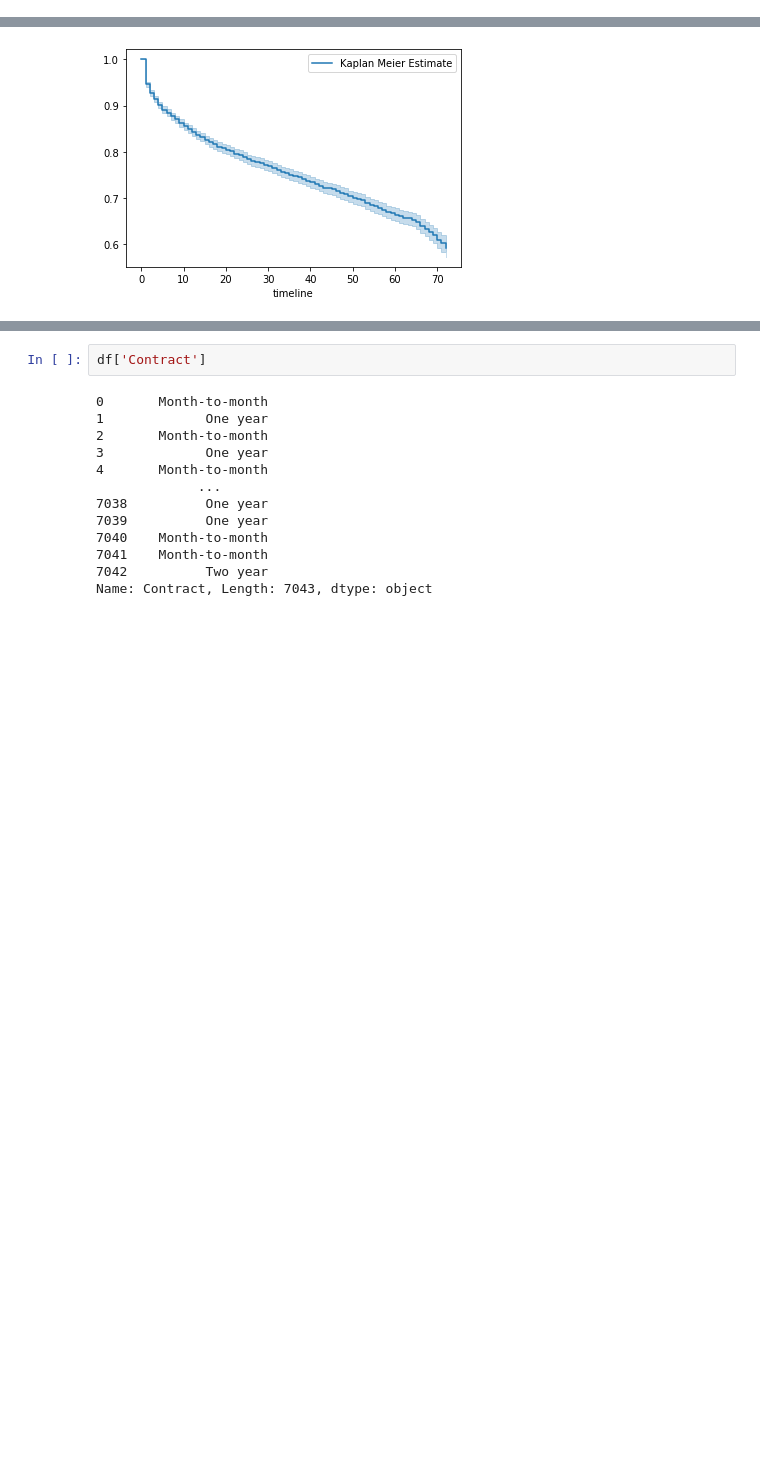
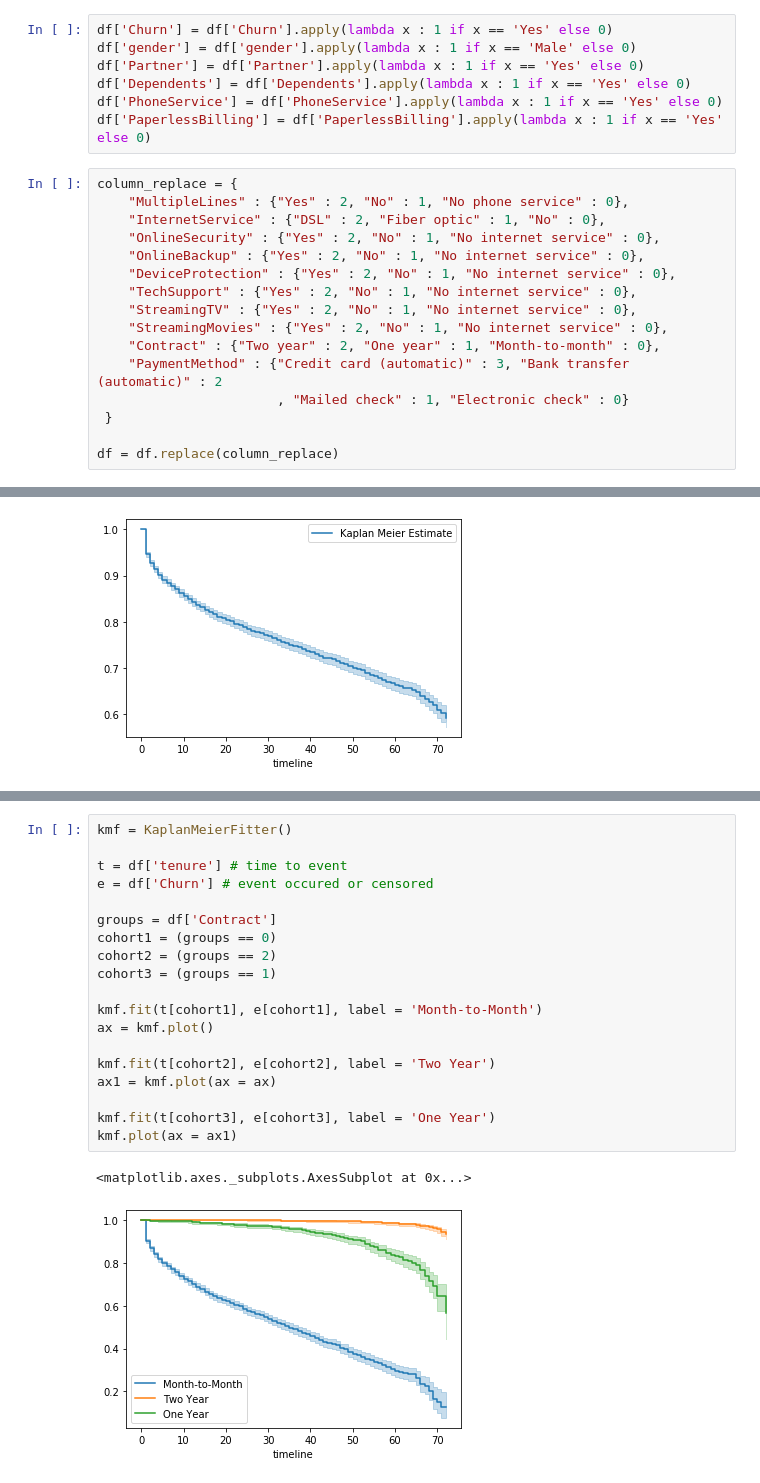
Before and after one commit to seolbluewings/Python, a Jupyter notebook: Accelerated Failure Time Model.ipynb, the cells around one changed output, grey strips where cells are left out. Saved outputs shown, nothing was run; the diff lists cells and outputs as text; blank space fills up the shorter version.

```diff
--- a/Accelerated Failure Time Model.ipynb
+++ b/Accelerated Failure Time Model.ipynb
@@ -27,0 +28,23 @@ df['Churn'] = df['Churn'].apply(lambda x : 1 if x == 'Yes' else 0)
+# %%
+df['Churn'] = df['Churn'].apply(lambda x : 1 if x == 'Yes' else 0)
+df['gender'] = df['gender'].apply(lambda x : 1 if x == 'Male' else 0)
+df['Partner'] = df['Partner'].apply(lambda x : 1 if x == 'Yes' else 0)
+df['Dependents'] = df['Dependents'].apply(lambda x : 1 if x == 'Yes' else 0)
+df['PhoneService'] = df['PhoneService'].apply(lambda x : 1 if x == 'Yes' else 0)
+df['PaperlessBilling'] = df['PaperlessBilling'].apply(lambda x : 1 if x == 'Yes' else 0)
+# %%
+column_replace = {
+    "MultipleLines" : {"Yes" : 2, "No" : 1, "No phone service" : 0},
+    "InternetService" : {"DSL" : 2, "Fiber optic" : 1, "No" : 0},
+    "OnlineSecurity" : {"Yes" : 2, "No" : 1, "No internet service" : 0},
+    "OnlineBackup" : {"Yes" : 2, "No" : 1, "No internet service" : 0},
+    "DeviceProtection" : {"Yes" : 2, "No" : 1, "No internet service" : 0},
+    "TechSupport" : {"Yes" : 2, "No" : 1, "No internet service" : 0},
+    "StreamingTV" : {"Yes" : 2, "No" : 1, "No internet service" : 0},
+    "StreamingMovies" : {"Yes" : 2, "No" : 1, "No internet service" : 0},
+    "Contract" : {"Two year" : 2, "One year" : 1, "Month-to-month" : 0},
+    "PaymentMethod" : {"Credit card (automatic)" : 3, "Bank transfer (automatic)" : 2
+                       , "Mailed check" : 1, "Electronic check" : 0}
+ }
+
+df = df.replace(column_replace)
@@ -47,15 +87,22 @@ km.plot()
-# %%
-df['Contract']
-# %% [output]
-0       Month-to-month
-1             One year
-2       Month-to-month
-3             One year
-4       Month-to-month
-             ...
-7038          One year
-7039          One year
-7040    Month-to-month
-7041    Month-to-month
-7042          Two year
-Name: Contract, Length: 7043, dtype: object
+# %%
+kmf = KaplanMeierFitter()
+
+t = df['tenure'] # time to event
+e = df['Churn'] # event occured or censored
+
+groups = df['Contract']
+cohort1 = (groups == 0)
+cohort2 = (groups == 2)
+cohort3 = (groups == 1)
+
+kmf.fit(t[cohort1], e[cohort1], label = 'Month-to-Month')
+ax = kmf.plot()
+
+kmf.fit(t[cohort2], e[cohort2], label = 'Two Year')
+ax1 = kmf.plot(ax = ax)
+
+kmf.fit(t[cohort3], e[cohort3], label = 'One Year')
+kmf.plot(ax = ax1)
+# %% [output]
+<matplotlib.axes._subplots.AxesSubplot at 0x...>
+[figure, added]
```
Also changed, not shown: parts of 10 cells of this notebook.
